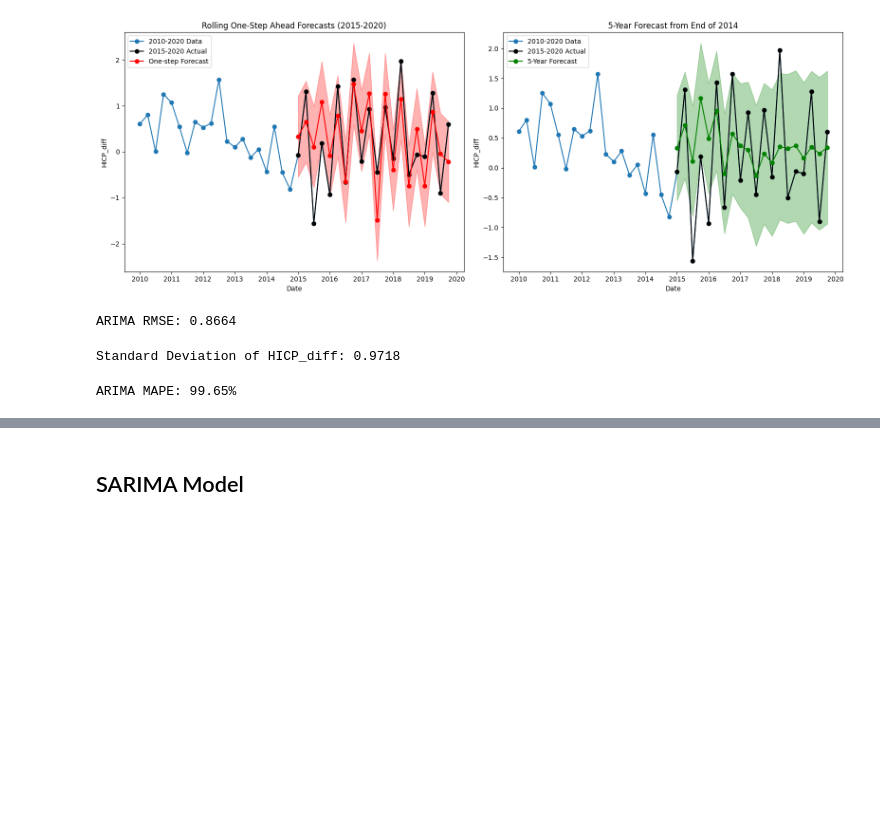
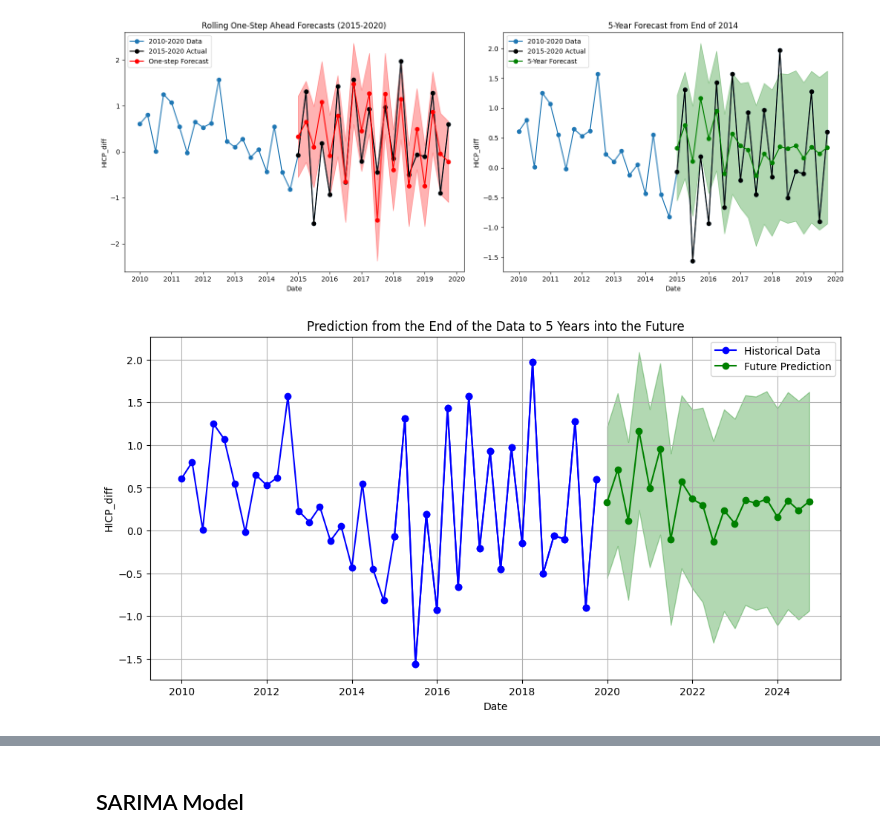
Before and after one commit to lyhxd1030/Time-Series-Analysis, a Jupyter notebook: Time series analysis..ipynb, the cells around one changed output, grey strips where cells are left out. Cells and saved outputs as stored; diff of their text form; code cells hidden in the pictures; blank space fills up the shorter version.

```diff
--- a/Time series analysis..ipynb
+++ b/Time series analysis..ipynb
@@ -525,4 +525,42 @@ plt.tight_layout()
 plt.show()
 # %% [output]
 [figure]
+# %%
+# Define the number of steps for the future prediction
+forecast_steps = 20  # 20 quarters = 5 years
+
+# Last available date in historical data
+overlap_start = test.index[-2]  # Last date in the test dataset
+
+# Generate forecast from the last data point to 5 years into the future
+future_forecast = results.get_forecast(steps=forecast_steps)
+future_mean = future_forecast.predicted_mean
+future_ci = future_forecast.conf_int()
+
+# Adjust the prediction index to start right after the last data point
+future_mean.index = pd.date_range(start=overlap_start + pd.DateOffset(months=3),
+                                  periods=forecast_steps, freq='Q')
+future_ci.index = future_mean.index  # Align confidence intervals
+
+# Create a plot with historical data + future predictions
+plt.figure(figsize=(12, 6))
+
+# Plot historical data in blue
+plt.plot(train_plot.index, train_plot['HICP_diff'], label='Historical Data', color='blue', marker='o')
+plt.plot(test.index, test['HICP_diff'], color='blue', marker='o')
+
+# Plot future prediction in green
+plt.plot(future_mean.index, future_mean, label='Future Prediction', color='green', marker='o')
+plt.fill_between(future_ci.index, future_ci.iloc[:, 0], future_ci.iloc[:, 1], color='green', alpha=0.3)
+
+# Configure the plot
+plt.title("Prediction from the End of the Data to 5 Years into the Future")
+plt.xlabel("Date")
+plt.ylabel("HICP_diff")
+plt.legend()
+plt.grid()
+
+plt.show()
+# %% [output]
+[figure, added]
 # %%
@@ -530,23 +567,0 @@ from sklearn.metrics import mean_squared_error
-# %%
-# Ensure we compare forecasted values only to the corresponding test set period
-test_actual = test["HICP_diff"]  # Actual values from the test period
-arima_forecast = results.get_forecast(steps=20)
-arima_pred = arima_forecast.predicted_mean
-# Compute RMSE
-arima_rmse = np.sqrt(mean_squared_error(test_actual, arima_pred))
-print(f"ARIMA RMSE: {arima_rmse:.4f}")
-# %% [output]
-ARIMA RMSE: 0.8664
-# %%
-print(f"Standard Deviation of HICP_diff: {test_actual.std():.4f}")
-# %% [output]
-Standard Deviation of HICP_diff: 0.9718
-# %%
-arima_forecast_series = pd.Series(arima_pred.values, index=test.index)
-
-# Compute MAPE
-mape = np.mean(np.abs((test["HICP.All.Spain"] - arima_forecast_series) / test["HICP.All.Spain"])) * 100
-
-print(f"ARIMA MAPE: {mape:.2f}%")
-# %% [output]
-ARIMA MAPE: 99.65%
```
Also changed, not shown: parts of 14 cells of this notebook.
